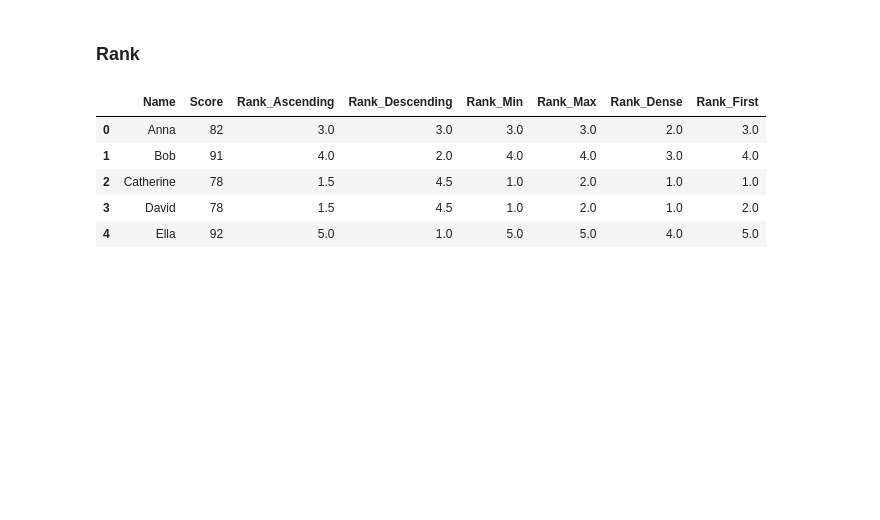
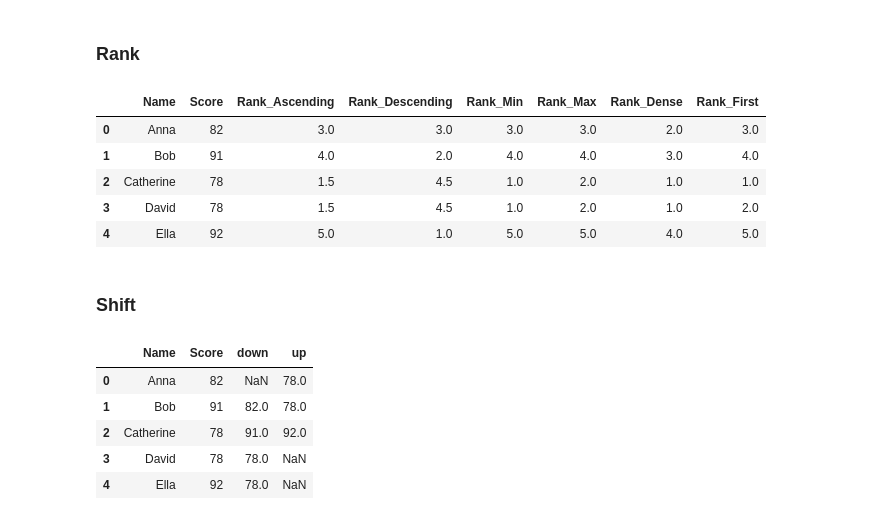
Before and after one commit to hc-sun/python-data-science, a Jupyter notebook: pandas.ipynb, the cells around one changed output. Cells and saved outputs as stored; diff of their text form; code cells hidden in the pictures; blank space fills up the shorter version.

Commit message:
added shift method

```diff
--- a/pandas.ipynb
+++ b/pandas.ipynb
@@ -808,3 +808,18 @@ df
 | 2 | Catherine | 78 | 1.5 | 4.5 | 1.0 | 2.0 | 1.0 | 1.0 |
 | 3 | David | 78 | 1.5 | 4.5 | 1.0 | 2.0 | 1.0 | 2.0 |
 | 4 | Ella | 92 | 5.0 | 1.0 | 5.0 | 5.0 | 4.0 | 5.0 |
+# %% [markdown]
+### Shift
+# %%
+df = pd.DataFrame({'Name': ['Anna', 'Bob', 'Catherine', 'David', 'Ella'], 'Score': [82, 91, 78, 78, 92]})
+
+df['down'] = df['Score'].shift(periods=1)
+df['up'] = df['Score'].shift(periods=-2)
+df
+# %% [output]
+|  | Name | Score | down | up |
+| 0 | Anna | 82 | NaN | 78.0 |
+| 1 | Bob | 91 | 82.0 | 78.0 |
+| 2 | Catherine | 78 | 91.0 | 92.0 |
+| 3 | David | 78 | 78.0 | NaN |
+| 4 | Ella | 92 | 78.0 | NaN |
```
